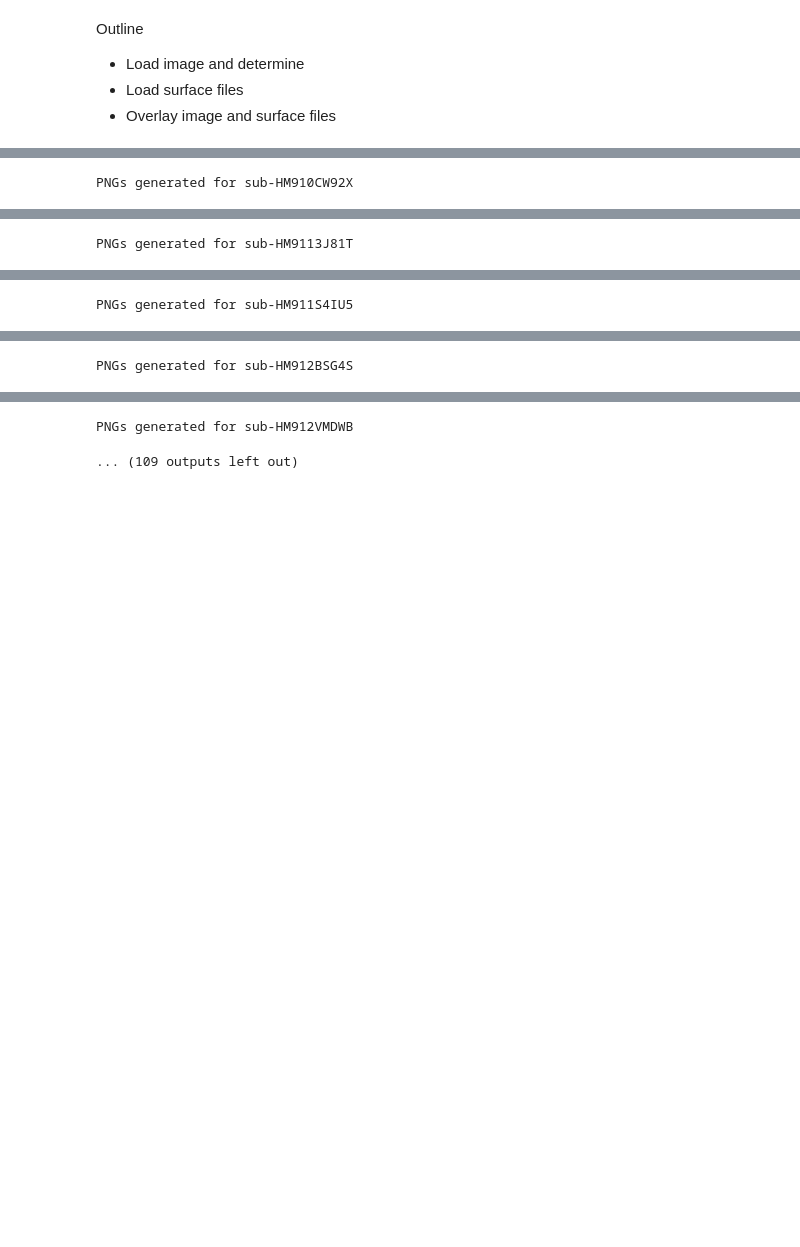
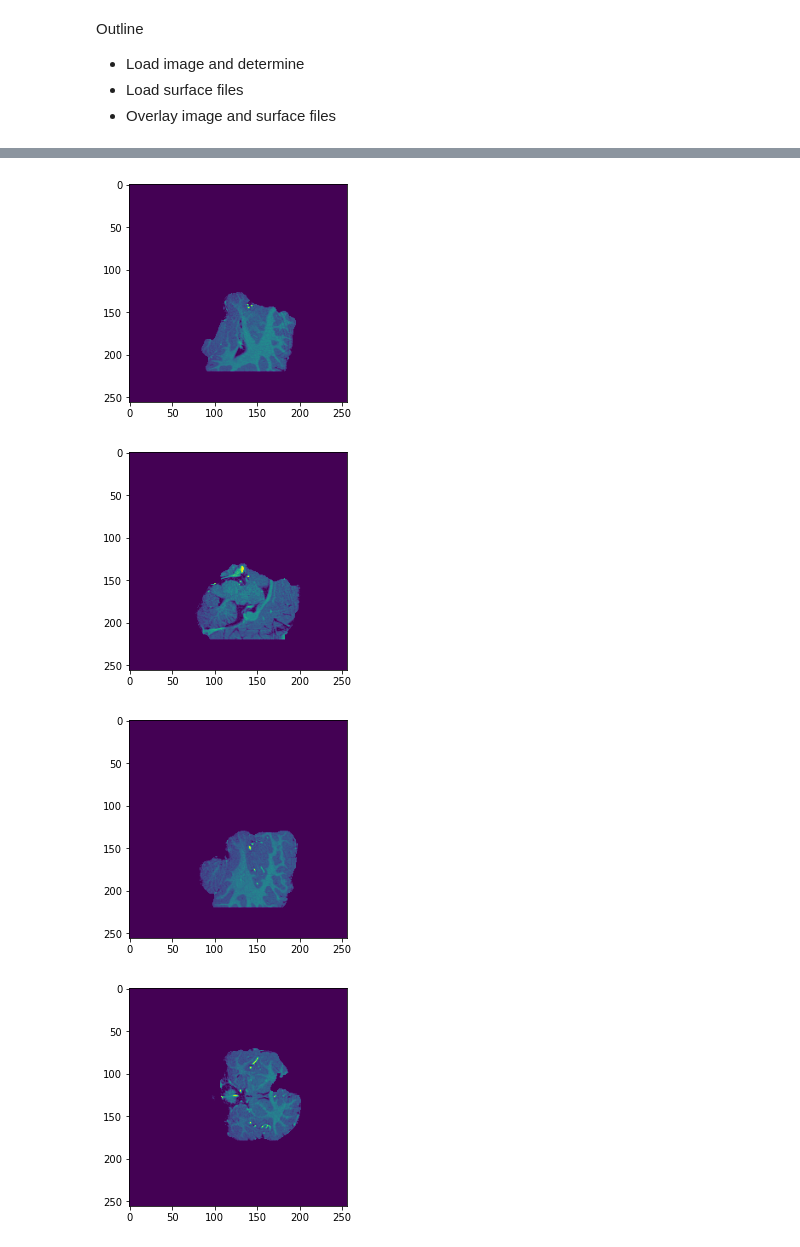
Before and after one commit to shivaram-k/manual_smri_qc, a Jupyter notebook: building qc png generator.ipynb, the cells around one changed output, grey strips where cells are left out. Saved outputs shown, nothing was run; the diff lists cells and outputs as text; code cells hidden in the pictures; blank space fills up the shorter version.

```diff
--- a/building qc png generator.ipynb
+++ b/building qc png generator.ipynb
@@ -154,20 +195,22 @@ def generatePngsSingleScan(FS_folder, subject, outputDir):
     print("PNGs generated for", subject)
 # %%
 # Load the csv containing the list of the scans I want graded
-fn = '/Users/youngjm/Data/clip/tables/CLIPv0.7/2022-05-26_highres_nocontrast_singlescanpersubject.csv'
+fn = '/Users/youngjm/Data/chop-nf1/nf1_mpr_fs_reconall_6.0.0_structural_stats.csv'
 df = pd.read_csv(fn)
 
-outputDir = "/Users/youngjm/Data/clip/images/derivatives/qc_mpr_fs_6.0.0/"
+outputDir = "/Users/youngjm/Data/chop-nf1/derivatives/qc_mpr_fs_6.0.0/pngs"
 
 # Get the ids of the scans we want graded
 scanIds = df['scan_id'].values
 
 # For each scan
-for scanId in scanIds:
-    # Identify the complete path to the scan
-    subj = scanId.split("_")[0]
-    ses = scanId.split("_")[1]
+# for scanId in scanIds:
+scanId = scanIds[0]
+print(scanId)
+# Identify the complete path to the scan
+subj = scanId.split("_")[0]
+ses = scanId.split("_")[1]
 
-    scanPath = subjDir+subj+"/"+ses+"/anat/"+scanId+"/"
-    generatePngsSingleScan(scanPath, subj, outputDir)
+scanPath = subjDir+subj+"/"+ses+"/anat/"+scanId+"/"
+generatePngsSingleScan(scanPath, subj, outputDir)
 # %% [output]
@@ -177 +237,0 @@ PNGs generated for sub-HM9101719S
-PNGs generated for sub-HM910CW92X
@@ -179 +237,0 @@ PNGs generated for sub-HM910CW92X
-PNGs generated for sub-HM9113J81T
@@ -181 +237,0 @@ PNGs generated for sub-HM9113J81T
-PNGs generated for sub-HM911S4IU5
@@ -183 +237,0 @@ PNGs generated for sub-HM911S4IU5
-PNGs generated for sub-HM912BSG4S
@@ -185,2 +238,4 @@ PNGs generated for sub-HM912BSG4S
-PNGs generated for sub-HM912VMDWB
-... (109 outputs left out)
+[figure, added]
+[figure, added]
+[figure, added]
+[figure, added]
```
Also changed, not shown: parts of 4 cells of this notebook, 1 other file.
